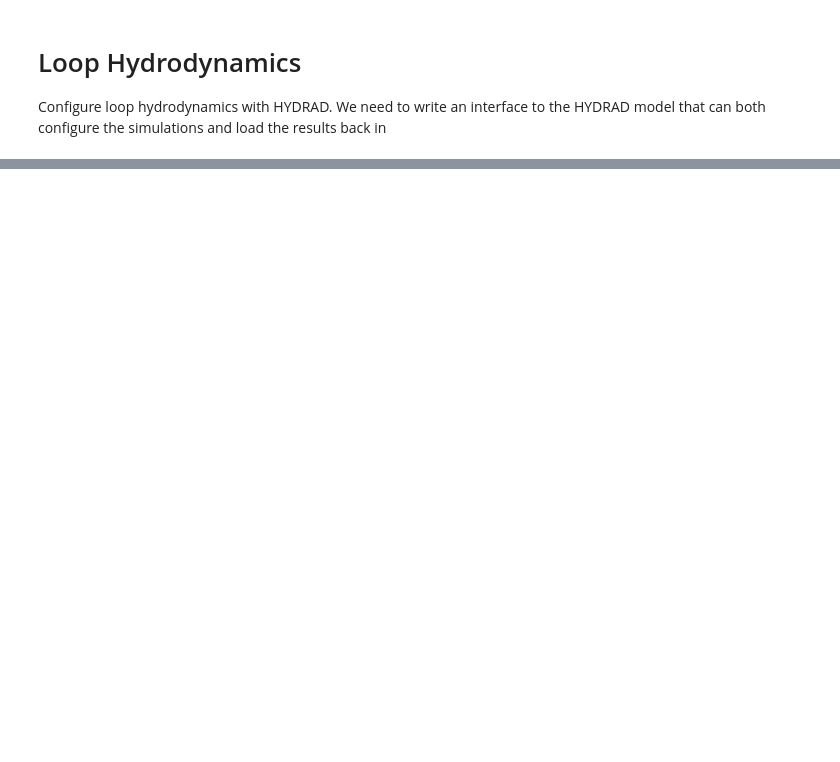
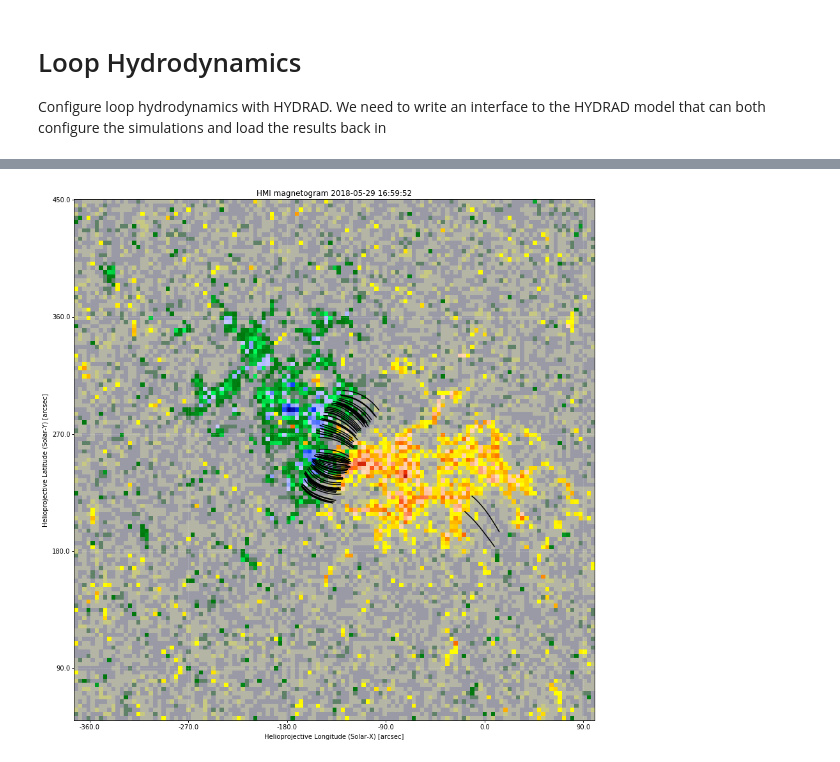
Before and after one commit to wtbarnes/hi_c_simulation, a Jupyter notebook: loop_hydrodynamics.ipynb, the cells around one changed output, grey strips where cells are left out. Saved outputs shown, nothing was run; the diff lists cells and outputs as text; code cells hidden in the pictures; blank space fills up the shorter version.

Commit message:
update loops nb

```diff
--- a/loop_hydrodynamics.ipynb
+++ b/loop_hydrodynamics.ipynb
@@ -250,2 +36,0 @@ plt.ylim(-1e7,1e7)
-# %%
-s = Strand('/storage-home/w/wtb2/data/hi_c_simulation/hydrodynamics/loop000100/')
@@ -278,2 +36,0 @@ ds = (((0.1*u.arcsec).to(u.radian).value * (const.au - const.R_sun)).to(u.cm))
-# %%
-t,s_uni,Te,Ti,density,velocity = interpolate_to_uniform_grid(s.hydrad_root,ds)
@@ -285,0 +53,2 @@ t.shape[0]//2
+# %%
+parameter_savefile = '/storage-home/w/wtb2/data/hi_c_simulation/hydrodynamics/reduced_results/{}_uniform.h5'
@@ -285,0 +105,10 @@ t.shape[0]//2
+# %%
+fig = plt.figure(figsize=(15,15))
+ax = fig.gca(projection=active_region.magnetogram)
+active_region.magnetogram.plot(cmap='hmimag',vmin=-1.5e3,vmax=1.5e3)
+for l in active_region.loops:
+    if l.full_length < 20*u.Mm:
+        c_tran = l.coordinates.transform_to('heliographic_stonyhurst').transform_to(active_region.magnetogram.coordinate_frame)
+        ax.plot_coord(c_tran,color='k')
+# %% [output]
+[figure, added]
```
Also changed, not shown: parts of 41 cells of this notebook.
